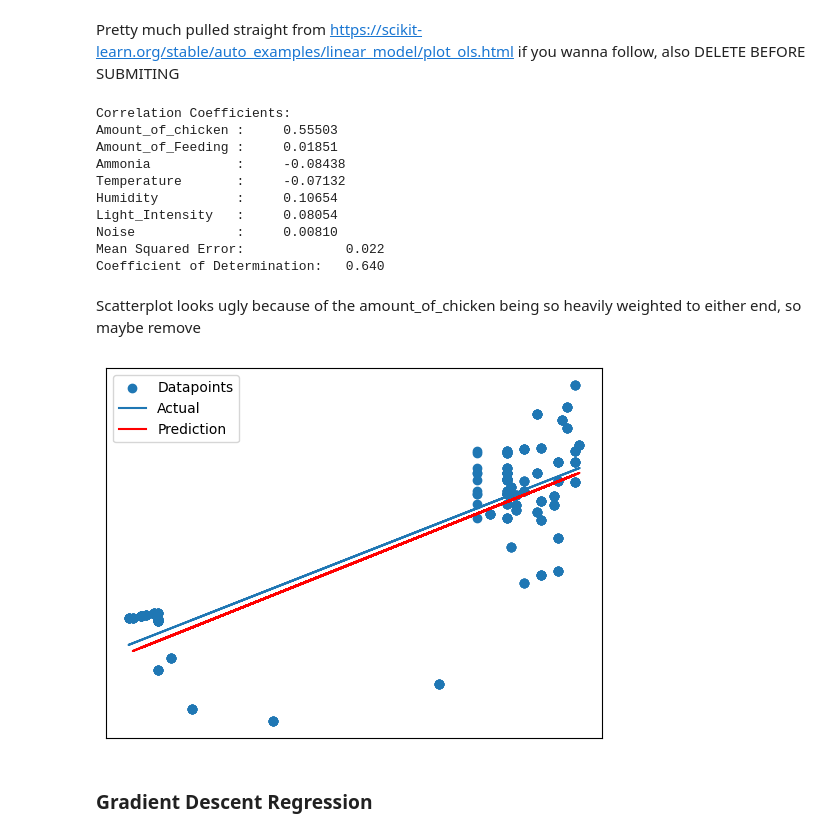
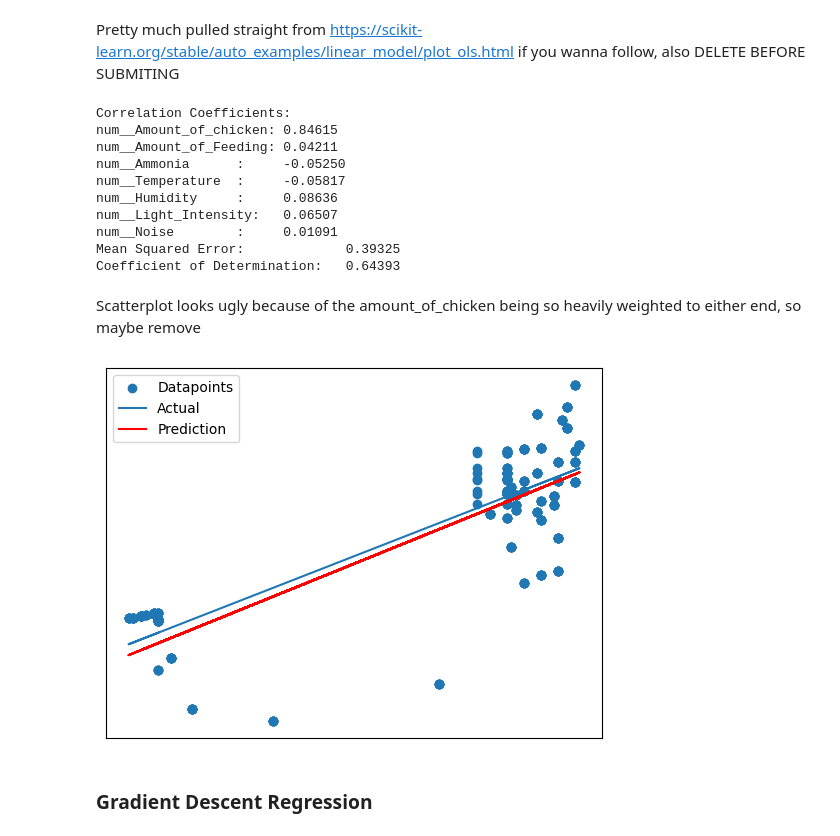
Before and after one commit to ItsJJH/egg-ai-project, a Jupyter notebook: TheNotebook.ipynb, the cells around one changed output. Drawn from its saved outputs; the diff is of its cells as text; code cells hidden in the pictures.

```diff
--- a/TheNotebook.ipynb
+++ b/TheNotebook.ipynb
@@ -96,0 +102,12 @@ sns.pairplot(eggs)
+# %%
+num_cols = eggs.select_dtypes(include='number').columns.to_list()
+
+SCALER = StandardScaler()
+
+#num_cols.remove("Total_egg_production")
+
+num_pipeline = make_pipeline(SCALER)
+
+preprocessing = ColumnTransformer([('num', num_pipeline, num_cols)], remainder='passthrough')
+
+preprocessing
@@ -96,0 +123,12 @@ sns.pairplot(eggs)
+# %%
+eggs_scaled = preprocessing.fit_transform(eggs)
+
+
+
+feature_names = preprocessing.get_feature_names_out()
+eggs_prepared = pd.DataFrame(data=eggs_scaled, columns=feature_names)
+
+
+#eggs_prepared_no_prod = eggs_prepared.drop(labels='remainder__Total_egg_production', axis=1, inplace=False)
+
+eggs_prepared
@@ -181,12 +218,12 @@ train_set, val_set = train_test_split(eggs_prepared,
                                       shuffle=True)
 
 # The targets(Total_egg_production) of the train and validation sets
-train_target = np.ravel(train_set[['Total_egg_production']].copy()) # np.ravel flattens the array
-val_target = val_set[['Total_egg_production']].copy()
+train_target = train_set[['num__Total_egg_production']].copy() # np.ravel flattens the array
+val_target = val_set[['num__Total_egg_production']].copy()
 
 # Dropping the Total_egg_production off both train and validation sets
-train_set.drop(labels='Total_egg_production', axis=1, inplace=True)
-val_set.drop(labels='Total_egg_production', axis=1, inplace=True)
+train_set.drop(labels='num__Total_egg_production', axis=1, inplace=True)
+val_set.drop(labels='num__Total_egg_production', axis=1, inplace=True)
 # %% [markdown]
 #### Option 3: Through Sklearn with k-folds
 # %% [markdown]
@@ -218,41 +255,40 @@ for i in range(len(lin_reg_model.coef_.flatten())):
     print(f'{feature_names[i]:<18}:\t{lin_reg_model.coef_.flatten()[i]:.5f}')
 
 
-print(f'Mean Squared Error: \t\t{mean_squared_error(val_target, lin_pred):.3f}') # Lower better
-print(f'Coefficient of Determination:   {r2_score(val_target, lin_pred):.3f}')   # Higher better
+print(f'Mean Squared Error: \t\t{mean_squared_error(val_target, lin_pred):.5f}') # Lower better
+print(f'Coefficient of Determination:   {r2_score(val_target, lin_pred):.5f}')   # Higher better
 # %% [output]
 Correlation Coefficients:
-Amount_of_chicken :     0.55503
-Amount_of_Feeding :     0.01851
-Ammonia           :     -0.08438
-Temperature       :     -0.07132
-Humidity          :     0.10654
-Light_Intensity   :     0.08054
-Noise             :     0.00810
-Mean Squared Error:             0.022
-Coefficient of Determination:   0.640
+num__Amount_of_chicken: 0.84615
+num__Amount_of_Feeding: 0.04211
+num__Ammonia      :     -0.05250
+num__Temperature  :     -0.05817
+num__Humidity     :     0.08636
+num__Light_Intensity:   0.06507
+num__Noise        :     0.01091
+Mean Squared Error:             0.39325
+Coefficient of Determination:   0.64393
 # %% [markdown]
 Scatterplot looks ugly because of the amount_of_chicken being so heavily weighted to either end, so maybe remove
 # %%
-
-plt.scatter(train_set['Amount_of_chicken'], train_target)
+plt.scatter(train_set['num__Amount_of_chicken'], train_target)
 
 # Line of best fit for actual
-a, b = np.polyfit(train_set['Amount_of_chicken'], train_target, 1)
-plt.plot(train_set['Amount_of_chicken'], a*train_set['Amount_of_chicken']+b)
+a, b = np.polyfit(train_set['num__Amount_of_chicken'], train_target, 1)
+plt.plot(train_set['num__Amount_of_chicken'], a*train_set['num__Amount_of_chicken']+b)
 
 # Line of best fit for predictions
-a, b = np.polyfit(val_set['Amount_of_chicken'], val_target, 1)
-plt.plot(val_set['Amount_of_chicken'], a*val_set['Amount_of_chicken']+b, color='red')
+a, b = np.polyfit(val_set['num__Amount_of_chicken'], val_target, 1)
+plt.plot(val_set['num__Amount_of_chicken'], a*val_set['num__Amount_of_chicken']+b, color='red')
 
 # Graph settings
 plt.xticks(())
 plt.yticks(())
 plt.legend(['Datapoints','Actual', 'Prediction'])
 
 plt.show()
 # %% [output]
-[figure, old version]
+[figure, new version]
 # %% [markdown]
 ### Gradient Descent Regression
 # %% [markdown]
```
Also changed, not shown: parts of 21 cells of this notebook.
